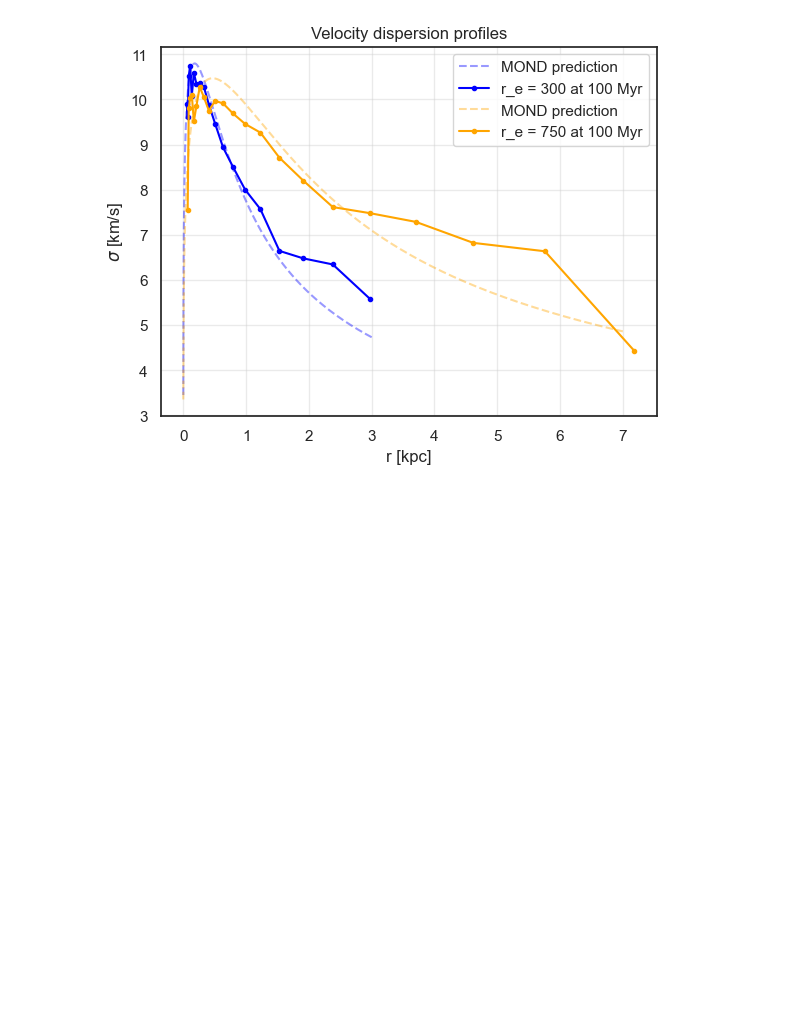
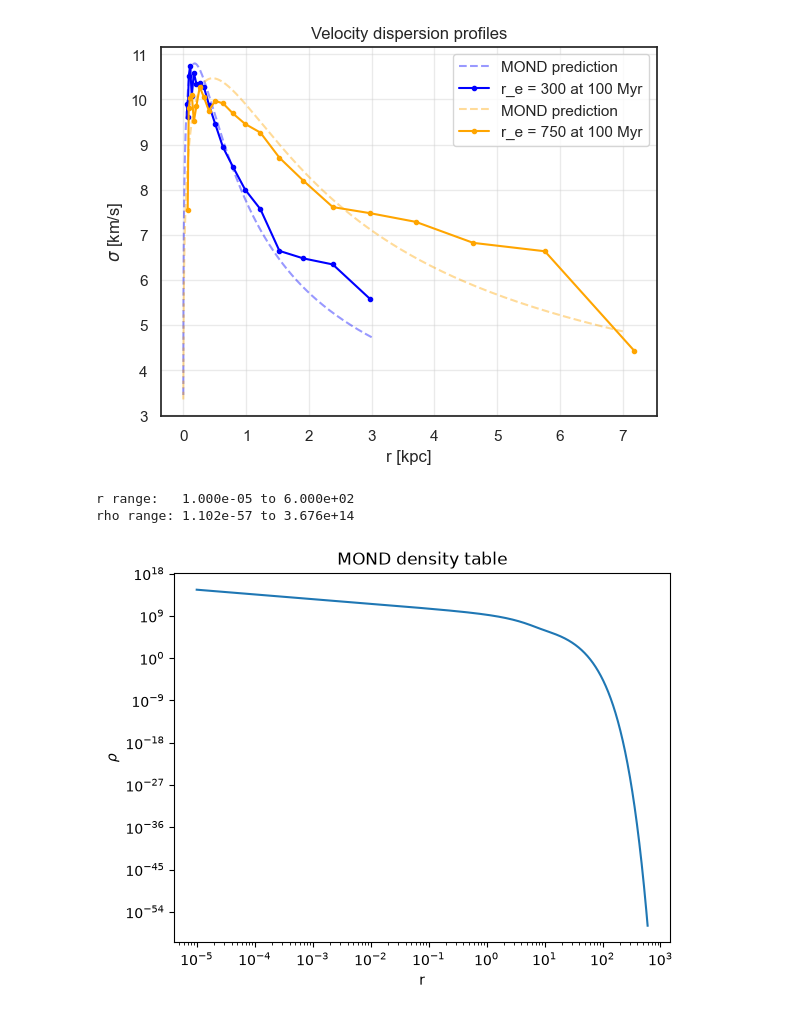
Before and after one commit to olgahinke/dwarf_por, a Jupyter notebook: analysis.ipynb, the cells around one changed output. Saved outputs shown, nothing was run; the diff lists cells and outputs as text; code cells hidden in the pictures; blank space fills up the shorter version.

```diff
--- a/analysis.ipynb
+++ b/analysis.ipynb
@@ -1126,0 +1202,20 @@ plt.show()
+# %%
+d = "/Users/olgahinke/simus/tests_new_MW/one_part/mond_density_table.dat"
+data = np.loadtxt(d)
+
+r    = data[:, 0]
+rho  = data[:, 1]
+
+print(f"r range:   {r.min():.3e} to {r.max():.3e}")
+print(f"rho range: {rho.min():.3e} to {rho.max():.3e}")
+
+plt.figure()
+plt.loglog(r, rho)
+plt.xlabel("r")
+plt.ylabel(r"$\rho$")
+plt.title("MOND density table")
+plt.show()
+# %% [output]
+r range:   1.000e-05 to 6.000e+02
+rho range: 1.102e-57 to 3.676e+14
+[figure, added]
```
Also changed, not shown: parts of 9 cells of this notebook, 13 other files.
